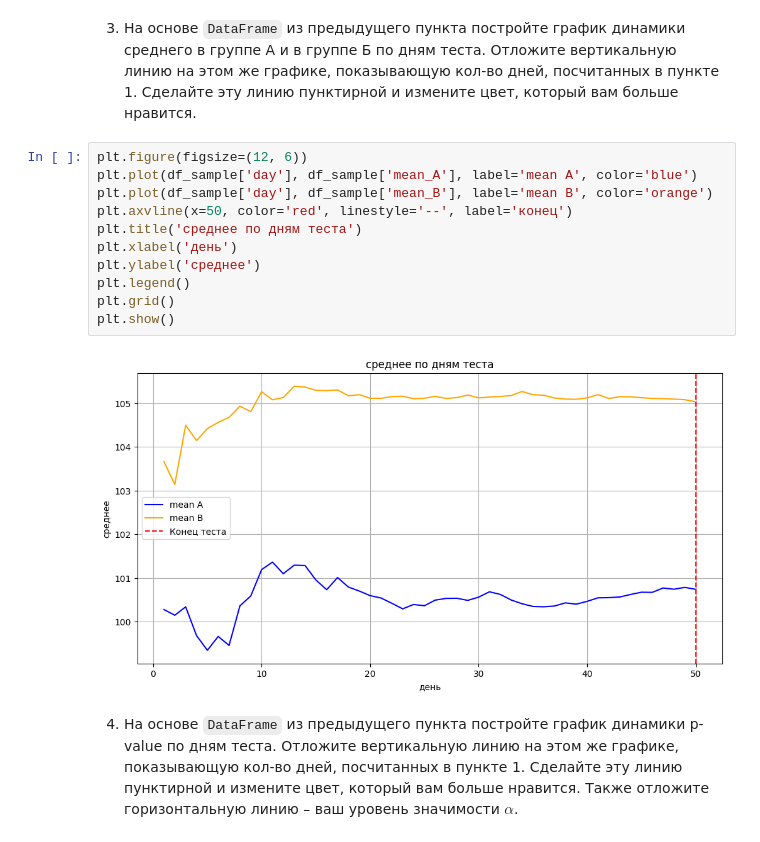
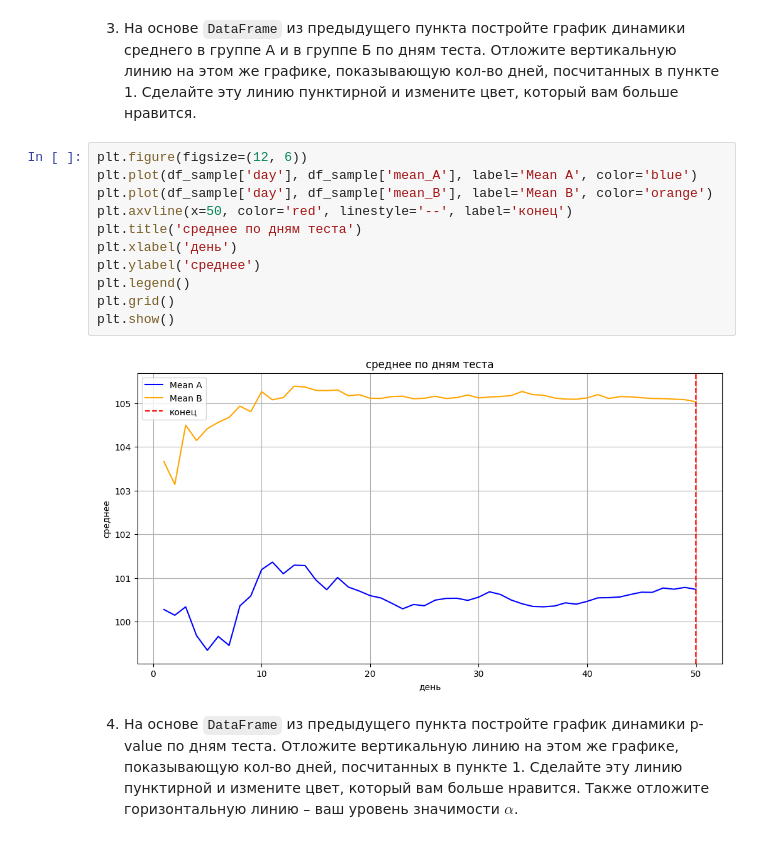
Before and after one commit to PavelMKh/HSE-AI, a Jupyter notebook: Math/stat_hw6.ipynb, the cells around one changed output. Saved outputs shown, nothing was run; the diff lists cells and outputs as text.

```diff
--- a/Math/stat_hw6.ipynb
+++ b/Math/stat_hw6.ipynb
@@ -738,17 +738,17 @@ df_sample.head()
 3. На основе `DataFrame` из предыдущего пункта постройте график динамики среднего в группе А и в группе Б по дням теста. Отложите вертикальную линию на этом же графике, показывающую кол-во дней, посчитанных в пункте 1. Сделайте эту линию пунктирной и измените цвет, который вам больше нравится.
 # %%
 plt.figure(figsize=(12, 6))
-plt.plot(df_sample['day'], df_sample['mean_A'], label='mean A', color='blue')
-plt.plot(df_sample['day'], df_sample['mean_B'], label='mean B', color='orange')
+plt.plot(df_sample['day'], df_sample['mean_A'], label='Mean A', color='blue')
+plt.plot(df_sample['day'], df_sample['mean_B'], label='Mean B', color='orange')
 plt.axvline(x=50, color='red', linestyle='--', label='конец')
 plt.title('среднее по дням теста')
 plt.xlabel('день')
 plt.ylabel('среднее')
 plt.legend()
 plt.grid()
 plt.show()
 # %% [output]
-[figure, old version]
+[figure, new version]
 # %% [markdown]
 4. На основе `DataFrame` из предыдущего пункта постройте график динамики p-value по дням теста. Отложите вертикальную линию на этом же графике, показывающую кол-во дней, посчитанных в пункте 1. Сделайте эту линию пунктирной и измените цвет, который вам больше нравится. Также отложите горизонтальную линию – ваш уровень значимости $\alpha$.
 # %%
```
Also changed, not shown: parts of 4 cells of this notebook.
